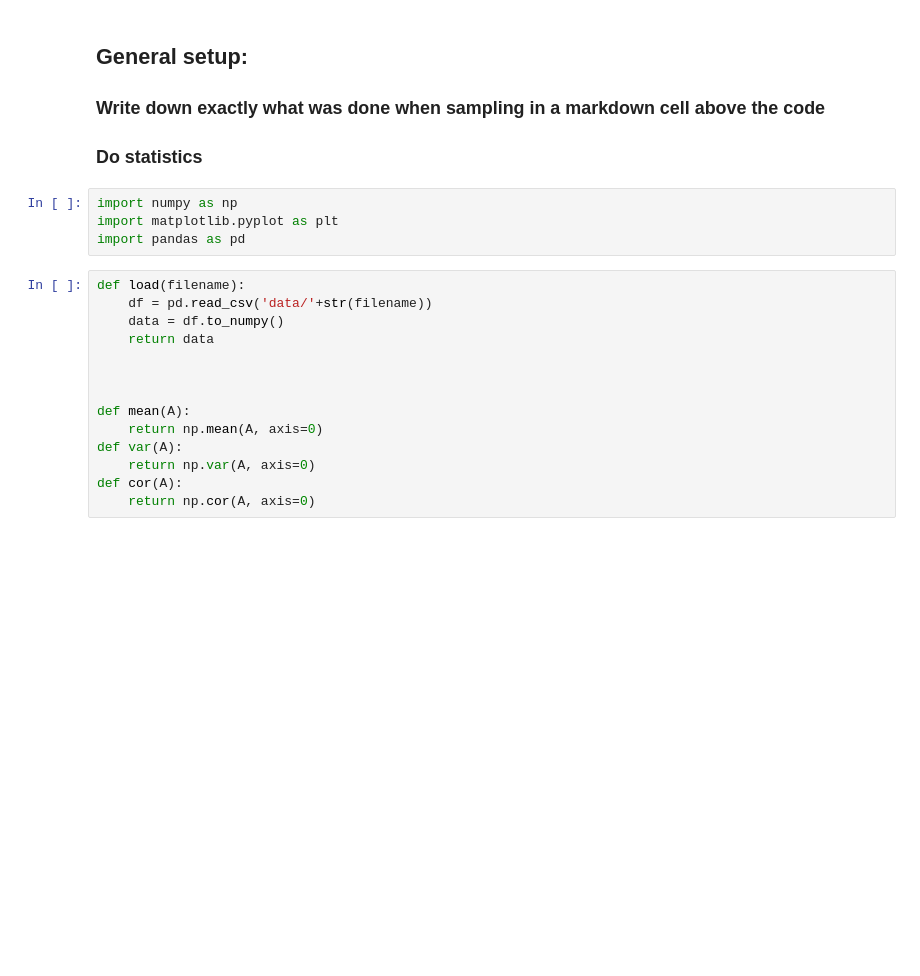
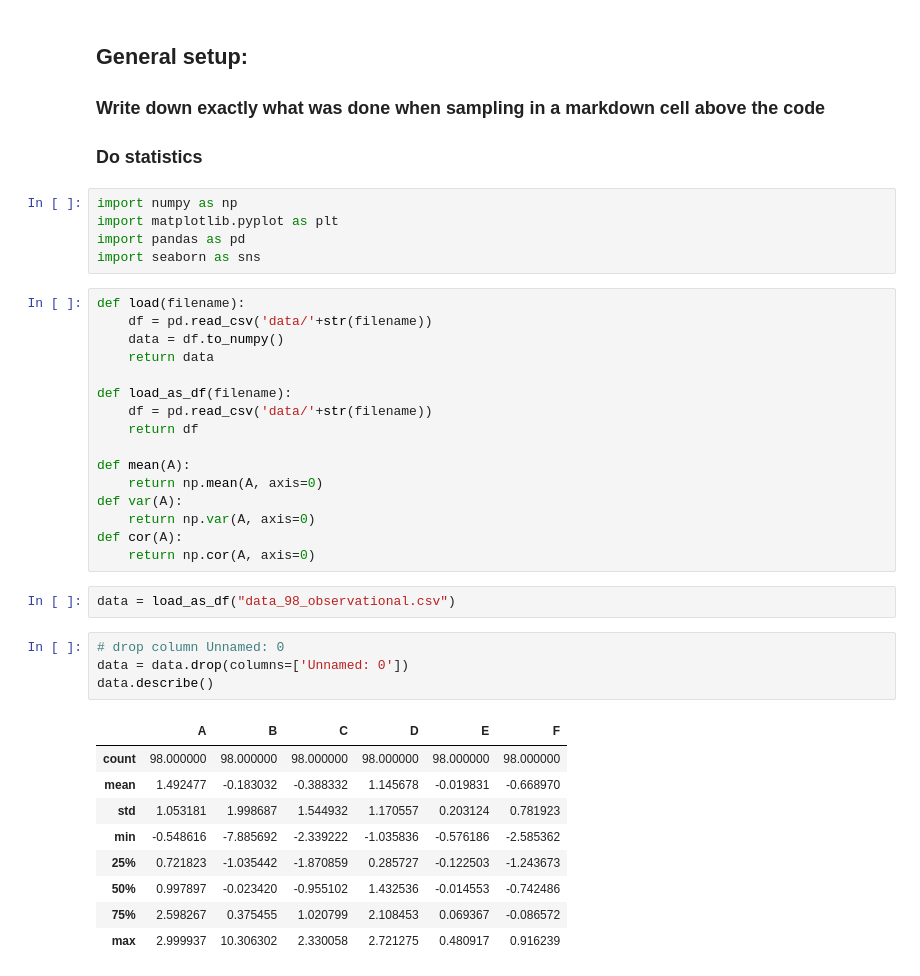
Before and after one commit to Maplewarrior/02463---Causality-project, a Jupyter notebook: 02463 Causality.ipynb, the cells around one changed output. Drawn from its saved outputs; the diff is of its cells as text; blank space fills up the shorter version.

```diff
--- a/02463 Causality.ipynb
+++ b/02463 Causality.ipynb
@@ -17,13 +17,16 @@
 import numpy as np
 import matplotlib.pyplot as plt
 import pandas as pd
+import seaborn as sns
 # %%
 def load(filename):
     df = pd.read_csv('data/'+str(filename))
     data = df.to_numpy()
     return data
 
-
+def load_as_df(filename):
+    df = pd.read_csv('data/'+str(filename))
+    return df
 
 def mean(A):
     return np.mean(A, axis=0)
@@ -31,3 +34,19 @@ def var(A):
     return np.var(A, axis=0)
 def cor(A):
     return np.cor(A, axis=0)
+# %%
+data = load_as_df("data_98_observational.csv")
+# %%
+# drop column Unnamed: 0
+data = data.drop(columns=['Unnamed: 0'])
+data.describe()
+# %% [output]
+|  | A | B | C | D | E | F |
+| count | 98.000000 | 98.000000 | 98.000000 | 98.000000 | 98.000000 | 98.000000 |
+| mean | 1.492477 | -0.183032 | -0.388332 | 1.145678 | -0.019831 | -0.668970 |
+| std | 1.053181 | 1.998687 | 1.544932 | 1.170557 | 0.203124 | 0.781923 |
+| min | -0.548616 | -7.885692 | -2.339222 | -1.035836 | -0.576186 | -2.585362 |
+| 25% | 0.721823 | -1.035442 | -1.870859 | 0.285727 | -0.122503 | -1.243673 |
+| 50% | 0.997897 | -0.023420 | -0.955102 | 1.432536 | -0.014553 | -0.742486 |
+| 75% | 2.598267 | 0.375455 | 1.020799 | 2.108453 | 0.069367 | -0.086572 |
+| max | 2.999937 | 10.306302 | 2.330058 | 2.721275 | 0.480917 | 0.916239 |
```
Also changed, not shown: parts of 3 cells of this notebook.
